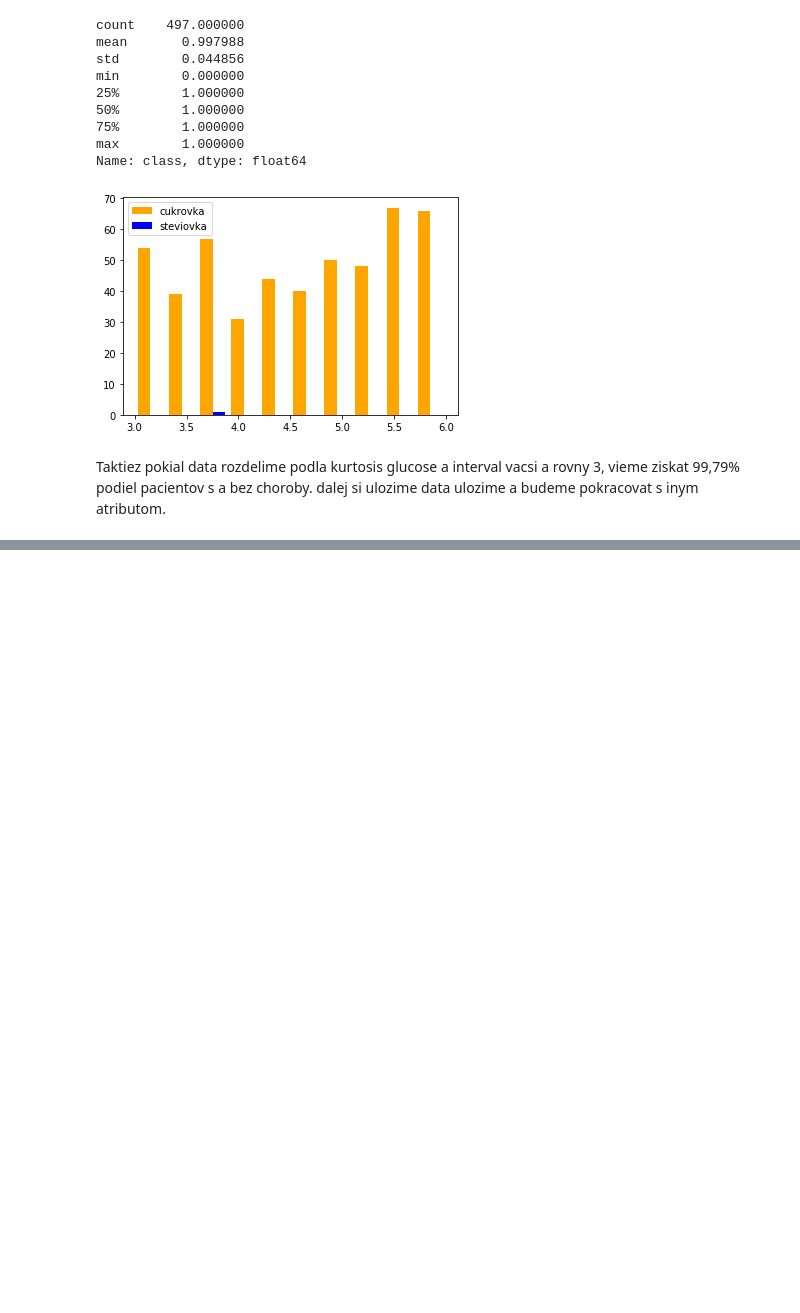
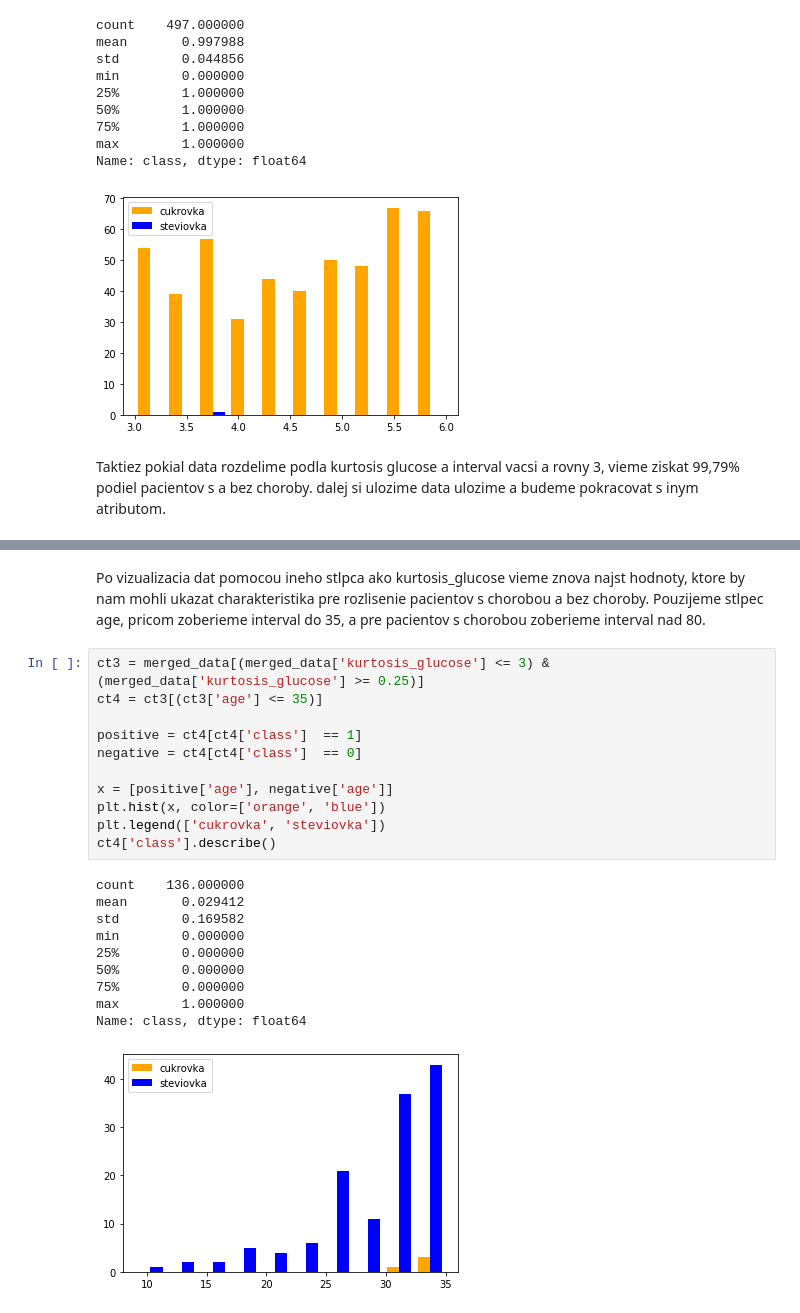
Before and after one commit to MatejHor/IAU_project, a Jupyter notebook: faza3/ManualaneRozhodovanie.ipynb, the cells around one changed output, grey strips where cells are left out. Cells and saved outputs as stored; diff of their text form; blank space fills up the shorter version.

```diff
--- a/faza3/ManualaneRozhodovanie.ipynb
+++ b/faza3/ManualaneRozhodovanie.ipynb
@@ -329,0 +336,26 @@ Name: class, dtype: float64
+# %% [markdown]
+Po vizualizacia dat pomocou ineho stlpca ako kurtosis_glucose vieme znova najst hodnoty, ktore by nam
+mohli ukazat charakteristika pre rozlisenie pacientov s chorobou a bez choroby. Pouzijeme stlpec age,
+pricom zoberieme interval do 35, a pre pacientov s chorobou zoberieme interval nad 80.
+# %%
+ct3 = merged_data[(merged_data['kurtosis_glucose'] <= 3) & (merged_data['kurtosis_glucose'] >= 0.25)]
+ct4 = ct3[(ct3['age'] <= 35)]
+
+positive = ct4[ct4['class']  == 1]
+negative = ct4[ct4['class']  == 0]
+
+x = [positive['age'], negative['age']]
+plt.hist(x, color=['orange', 'blue'])
+plt.legend(['cukrovka', 'steviovka'])
+ct4['class'].describe()
+# %% [output]
+count    136.000000
+mean       0.029412
+std        0.169582
+min        0.000000
+25%        0.000000
+50%        0.000000
+75%        0.000000
+max        1.000000
+Name: class, dtype: float64
+[figure, added]
```
Also changed, not shown: parts of 16 cells of this notebook.
